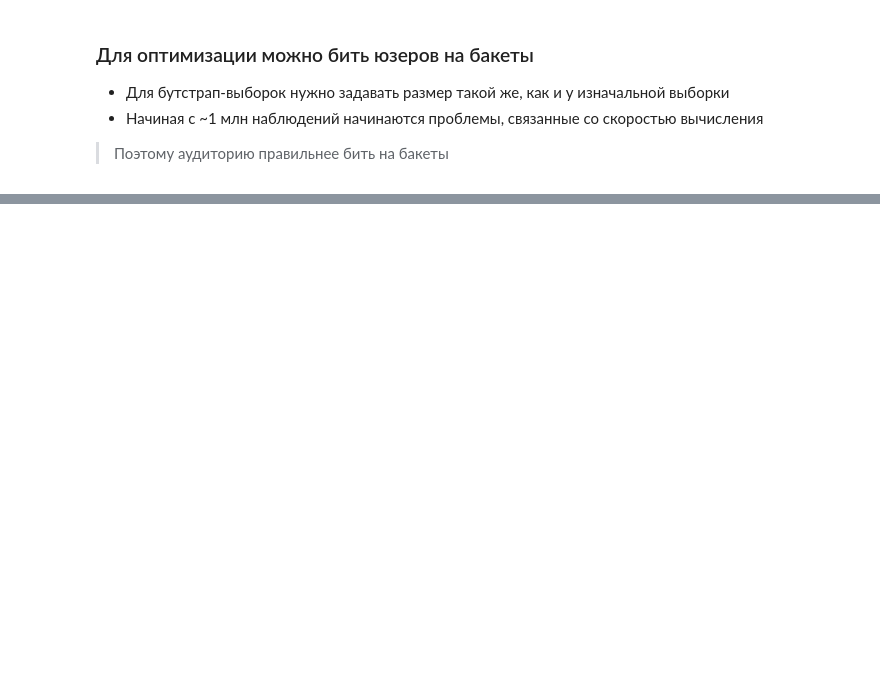
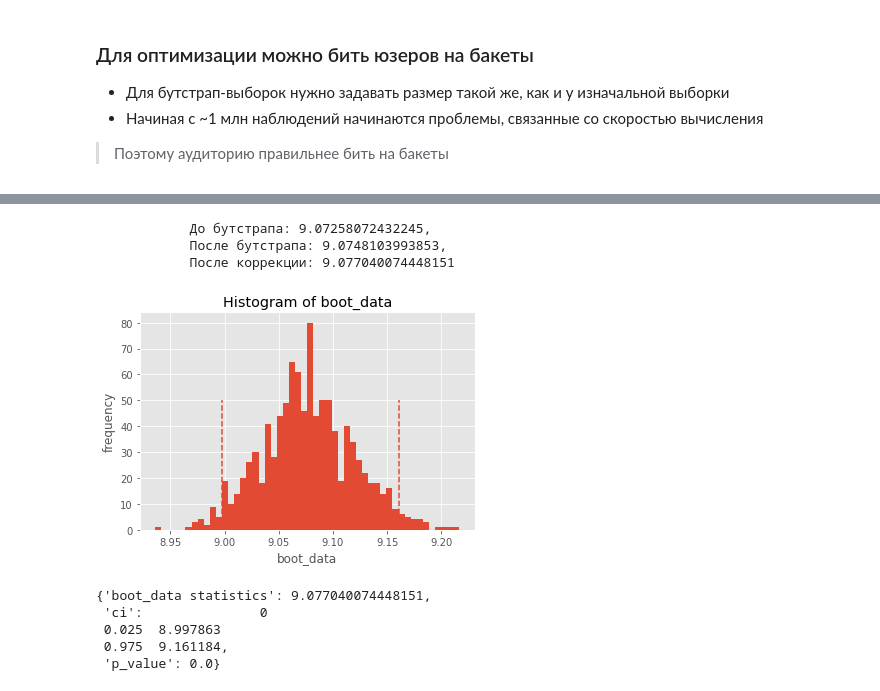
Before and after one commit to paulpolz/experiment_fest_notebooks, a Jupyter notebook: Day 4/Bootstrap.ipynb, the cells around one changed output, grey strips where cells are left out. Drawn from its saved outputs; the diff is of its cells as text; code cells hidden in the pictures; blank space fills up the shorter version.

```diff
--- a/Day 4/Bootstrap.ipynb
+++ b/Day 4/Bootstrap.ipynb
@@ -116,0 +182,3 @@ get_bootstrap(
+# %%
+sample_exp_bucketed = sample_exp.groupby(['bucket','variant'])[['values']].mean().reset_index()
+sample_exp_bucketed.head()
@@ -116,0 +192,16 @@ get_bootstrap(
+# %%
+ get_bootstrap(
+    sample_exp_bucketed[sample_exp_bucketed.variant == 'A']['values'].values,
+    sample_exp_bucketed[sample_exp_bucketed.variant == 'B']['values'].values,
+    ba=True
+)
+# %% [output]
+            До бутстрапа: 9.07258072432245,
+            После бутстрапа: 9.0748103993853,
+            После коррекции: 9.077040074448151
+[figure, added]
+{'boot_data statistics': 9.077040074448151,
+ 'ci':               0
+ 0.025  8.997863
+ 0.975  9.161184,
+ 'p_value': 0.0}
```
Also changed, not shown: parts of 12 cells of this notebook, 3 other files.
